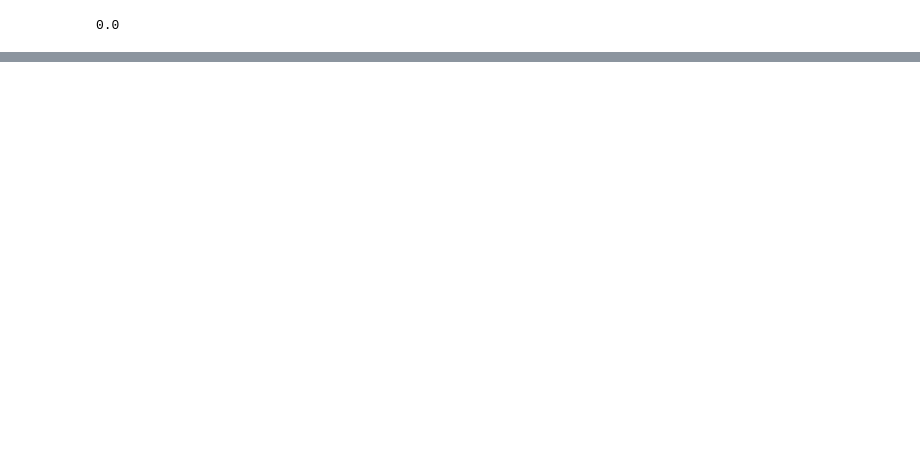
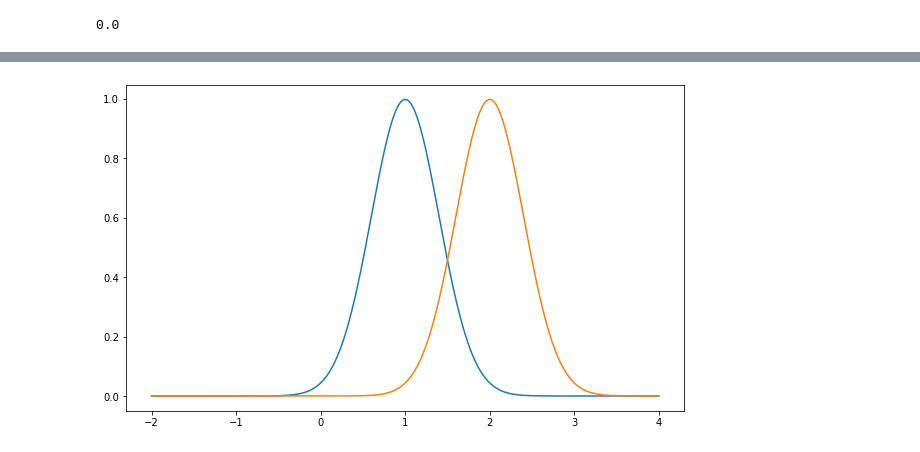
Before and after one commit to Lynch08/MachStat_Assessments, a Jupyter notebook: Practicals/01-Statistics-Exercises.ipynb, the cells around one changed output, grey strips where cells are left out. Cells and saved outputs as stored; diff of their text form; code cells hidden in the pictures; blank space fills up the shorter version.

Commit message:
A few weeks of following the videos (Up to Week 4)

```diff
--- a/Practicals/01-Statistics-Exercises.ipynb
+++ b/Practicals/01-Statistics-Exercises.ipynb
@@ -200,0 +331,16 @@ p_val
+# %%
+# Creatate a plot with the following values
+x = np.linspace(-2.0, 4.0, 1000)
+
+# Plot 2 different populations on one axis
+y_a = ss.norm.pdf(x, m_a, s_a)
+y_b = ss.norm.pdf(x, m_b, s_b)
+
+fig, ax = plt.subplots(figsize = (10,6))
+
+ax.plot(x, y_a)
+ax.plot(x, y_b)
+
+plt.show()
+# %% [output]
+[figure, added]
```
Also changed, not shown: parts of 40 cells of this notebook.
